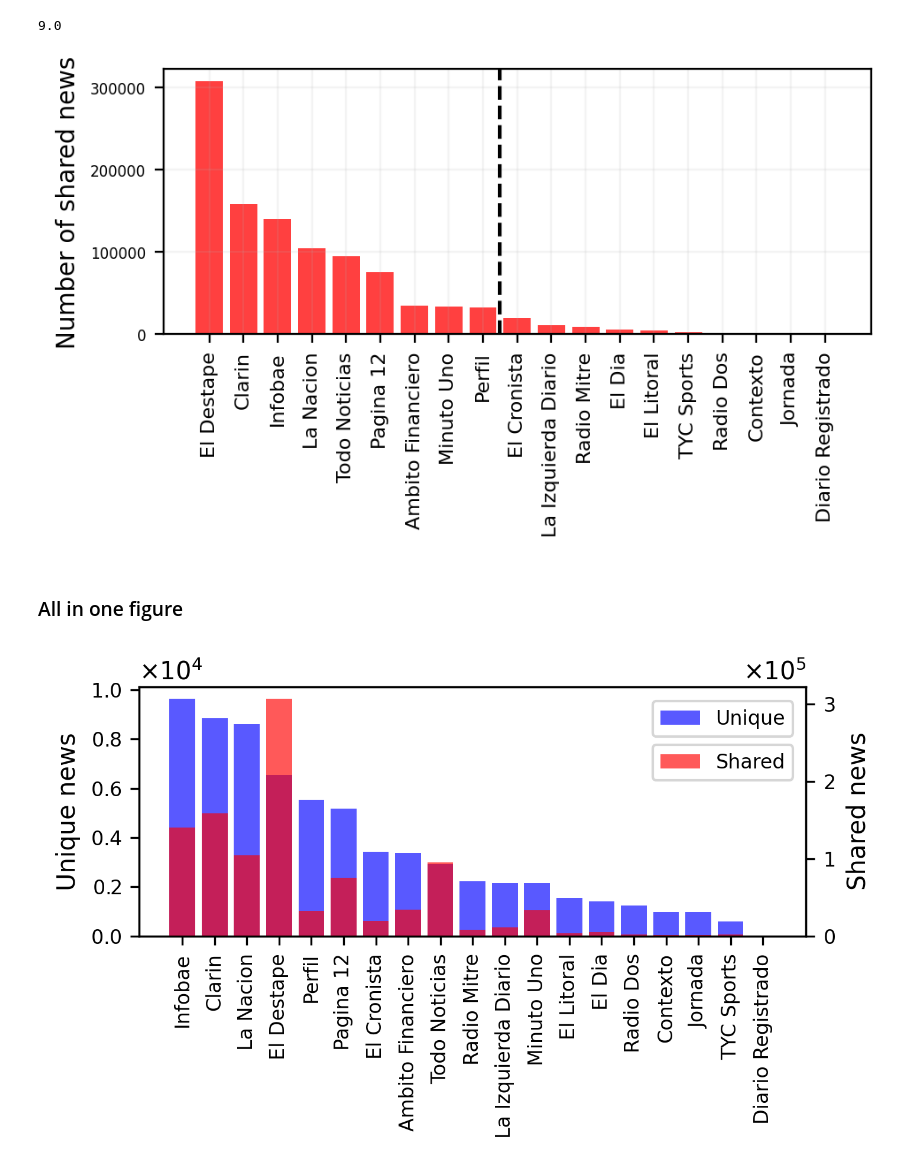
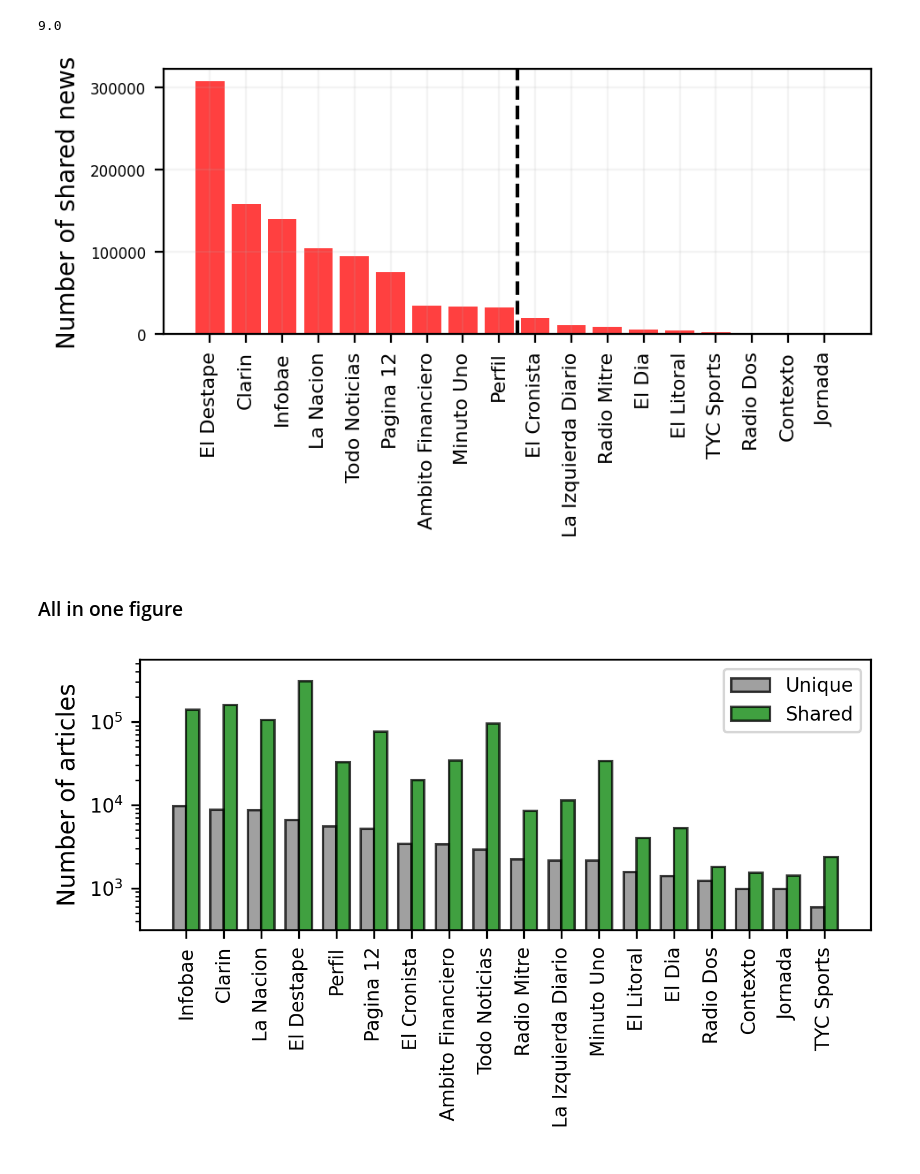
Before and after one commit to spinto88/MediaSharingIndex, a Jupyter notebook: DataExploration.ipynb, the cells around one changed output. Cells and saved outputs as stored; diff of their text form; code cells hidden in the pictures.

```diff
--- a/DataExploration.ipynb
+++ b/DataExploration.ipynb
@@ -7,7 +7,10 @@ import numpy as np
 ### Characterization of database
 # %%
 # Data with only columns of interest
-data = pd.read_csv('Data/dataEchoChambers.csv', usecols=['tw_id', 'fecha', 'usr_id', 'opinion_dinamic', 'url_expanded', 'medio'])
+data = pd.read_csv('Data/dataEchoChambers_with_article_info.csv', usecols=['tw_id', 'fecha', 'usr_id', 'opinion_dinamic', 'url_expanded', 'medio'])
+
+# Remove Diario Registrado for low data
+data = data[data.medio != 'Diario Registrado'].copy()
 # %%
 # Head
 data.head(n = 5)
@@ -82,28 +85,25 @@ plt.savefig('Results/Distribution_sharing_news.png')
 plt.grid(True, alpha = 0.15)
 plt.show()
 # %% [output]
-[figure, old version]
+[figure, new version]
 # %% [markdown]
 ### All in one figure
 # %%
 fig, ax1 = plt.subplots(figsize = (5,3), dpi = 300)
 
-ax1.bar(range(dist_unique_news.shape[0]), dist_unique_news.to_list(), color = 'b', alpha = 0.65, label = 'Unique')
-ax2 = ax1.twinx()
-ax2.bar(range(dist_sharing_news.shape[0]), dist_sharing_news[dist_unique_news.index].to_list(), color = 'r', alpha = 0.65, label = 'Shared')
+width = 0.35
+ax1.bar(np.array(range(dist_unique_news.shape[0])) - width, dist_unique_news.to_list(), color = 'gray', edgecolor = 'k', alpha = 0.75,  width = width, align = 'edge', label = 'Unique')
+ax1.bar(np.array(range(dist_unique_news.shape[0])), dist_sharing_news[dist_unique_news.index].to_list(), align = 'edge', edgecolor = 'k', color = 'green', alpha = 0.75, width = width, label = 'Shared')
 ax1.set_xticks(range(dist_unique_news.shape[0]), dist_unique_news.index, rotation = 90, size = 8)
 
-ax1.set_ylabel('Unique news', size = 10, color = 'k')
-ax2.set_ylabel('Shared news', size = 10, color = 'k')
-ax2.tick_params(axis='y', labelcolor = 'k', labelsize = 8)
-ax2.ticklabel_format(axis = 'y', style='sci', scilimits=(0, 1), useMathText=True, useOffset=False)
-ax1.ticklabel_format(axis = 'y', style='sci', scilimits=(0, 1), useMathText=True, useOffset=False)
+ax1.set_ylabel('Number of articles', size = 10, color = 'k')
 ax1.tick_params(axis='y', labelcolor = 'k', labelsize = 8)
-ax1.legend(loc = [0.77, 0.80], fontsize = 8)
-ax2.legend(loc = [0.77, 0.625], fontsize = 8)
+ax1.legend(loc = 'best', fontsize = 8)
+ax1.set_yscale('log')
+ax1.set_ylim([10**2.5, 10**5.75])
 fig.tight_layout()
 plt.savefig('Results/Distribution_news.pdf')
 plt.savefig('Results/Distribution_news.png')
 plt.show()
 # %% [output]
-[figure, old version]
+[figure, new version]
```
Also changed, not shown: parts of 5 cells of this notebook, 19 other files.
